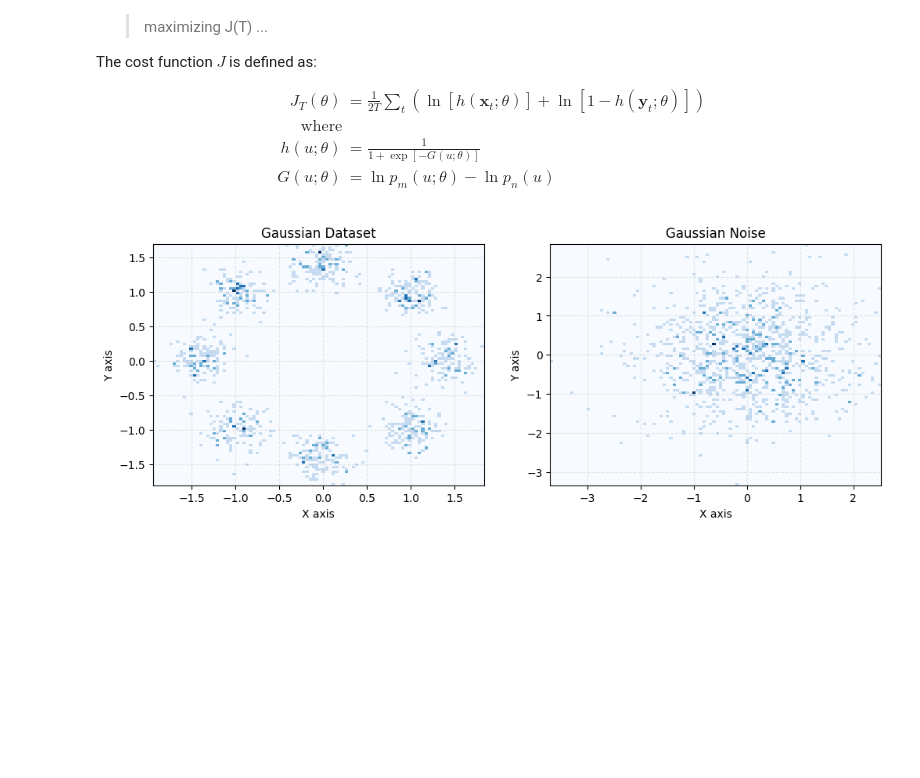
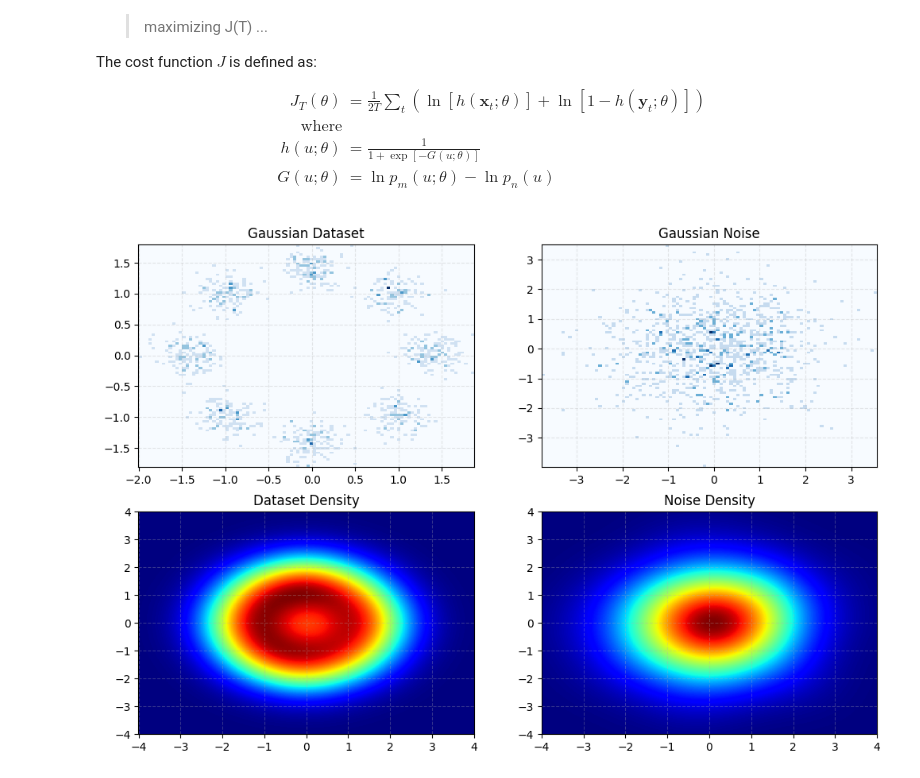
Before and after one commit to kturaevv/papers, a Jupyter notebook: noise_contrastive_estimation/notebook.ipynb, the cells around one changed output. Drawn from its saved outputs; the diff is of its cells as text; code cells hidden in the pictures; blank space fills up the shorter version.

Commit message:
add: add PDE visuals along original dataset

```diff
--- a/noise_contrastive_estimation/notebook.ipynb
+++ b/noise_contrastive_estimation/notebook.ipynb
@@ -32,58 +32,88 @@ $$
 # %%
 import torch
 import numpy as np
 import matplotlib.pyplot as plt
+from torch.distributions import MultivariateNormal
 
-# Parameters
-n_samples = 1000
+def generate_8_gaussians(n_samples, radius) -> np.ndarray:
 
-def generate_gaussian_dataset(n_samples) -> np.ndarray:
-
-    N = 8
-    radius = 4
-    centers = torch.linspace(0, 2 * torch.pi * (N + 1), (N + 1))[:-1]
+    n_centers = 8
+    centers = torch.linspace(0, 2 * torch.pi * (n_centers + 1), (n_centers + 1))[:-1]
     centers = torch.stack([radius * torch.cos(centers), radius * torch.sin(centers)], dim = 1)
     # Sample centers N times randomly
     centers = centers[torch.randint(len(centers), size=(n_samples,))]
 
     # Generate random samples with normal distribution
     Z = torch.randn(n_samples, 2) * 0.5
 
     # Scale to normalize std of Z to ~ 1.0 and is similar to noise distr.
     scale = 1 / torch.sqrt(centers.std() ** 2 + Z.std() ** 2)
     samples = scale * (Z + centers)
 
     # Convert to numpy for plotting
     return samples.numpy()
 
 
-def generate_gaussian_noise(n_samples) -> np.ndarray:
-    return torch.randn(n_samples, 2)
+def gaussian_kde_2d(data, bandwidth, N, R):
+    assert len(data.shape) == 2, "Should be 2-d array"
+    assert data.shape[1] > 1, ""
 
-gaussian_dataset = generate_gaussian_dataset(n_samples)
-gaussian_noise = generate_gaussian_noise(n_samples)
+    x_grid, y_grid = torch.linspace(-R, R, N), torch.linspace(-R, R, N)
+    data_x, data_y = data[:, 0], data[:, 1]
+
+    n = len(data_x)
+    density = np.zeros((len(y_grid), len(x_grid)))
+
+    for i in range(n):
+        kernel_x = np.exp(-0.5 * ((x_grid - data_x[i]) / bandwidth) ** 2) / (bandwidth * np.sqrt(2 * np.pi))
+        kernel_y = np.exp(-0.5 * ((y_grid - data_y[i]) / bandwidth) ** 2) / (bandwidth * np.sqrt(2 * np.pi))
+        density += np.outer(kernel_y, kernel_x)
+
+    density /= n
+    return density
+
+# Parameters
+N = 1000
+R = 4
+
+# Data
+gaussian_distr = MultivariateNormal(torch.zeros(2), R * 0.3 * torch.eye(2))
+gaussian_dataset = generate_8_gaussians(N, R)
+gaussian_noise = gaussian_distr.sample((N,))
+
+# Grid
+x = np.linspace(-R, R, N)
+x_grid, y_grid = np.meshgrid(x, x)
+
+# PDE
+bandwidth = .8
+
+dataset_density = gaussian_kde_2d(gaussian_dataset,  bandwidth, N, R)
+noise_density = gaussian_kde_2d(gaussian_noise.numpy(),  bandwidth, N, R)
 
 # Plot
-fig, axs = plt.subplots(1, 2, figsize=(12, 4))
+fig, axs = plt.subplots(2, 2, figsize=(12, 8))
 hist_kwargs = {'bins': 100, "cmap": "Blues"}
 
-# Gaussian Dataset
-axs[0].hist2d(x=gaussian_dataset[:, 0], y=gaussian_dataset[:, 1], **hist_kwargs)
-axs[0].set_title('Gaussian Dataset')
-axs[0].set_xlabel('X axis')
-axs[0].set_ylabel('Y axis')
-axs[0].grid(True, linestyle='--', alpha=0.3)
+axs[0][0].hist2d(x=gaussian_dataset[:, 0], y=gaussian_dataset[:, 1], **hist_kwargs)
+axs[0][0].set_title('Gaussian Dataset')
+axs[0][0].grid(True, linestyle='--', alpha=0.3)
 
-# Gaussian Noise - heatmap
-axs[1].hist2d(x=gaussian_noise[:, 0], y=gaussian_noise[:, 1], **hist_kwargs)
-axs[1].set_title('Gaussian Noise')
-axs[1].set_xlabel('X axis')
-axs[1].set_ylabel('Y axis')
-axs[1].grid(True, linestyle='--', alpha=0.3)
+axs[0][1].hist2d(x=gaussian_noise[:, 0], y=gaussian_noise[:, 1], **hist_kwargs)
+axs[0][1].set_title('Gaussian Noise')
+axs[0][1].grid(True, linestyle='--', alpha=0.3)
+
+axs[1][0].pcolormesh(x_grid, y_grid, dataset_density, shading='auto', cmap='jet')
+axs[1][0].set_title('Dataset Density')
+axs[1][0].grid(True, linestyle='--', alpha=0.3)
+
+axs[1][1].pcolormesh(x_grid, y_grid, noise_density, shading='auto', cmap='jet')
+axs[1][1].set_title('Noise Density')
+axs[1][1].grid(True, linestyle='--', alpha=0.3)
 
 plt.show()
 # %% [output]
-[figure, old version]
+[figure, new version]
 # %%
 import pandas as pd
 
```
Also changed, not shown: parts of 2 cells of this notebook.
